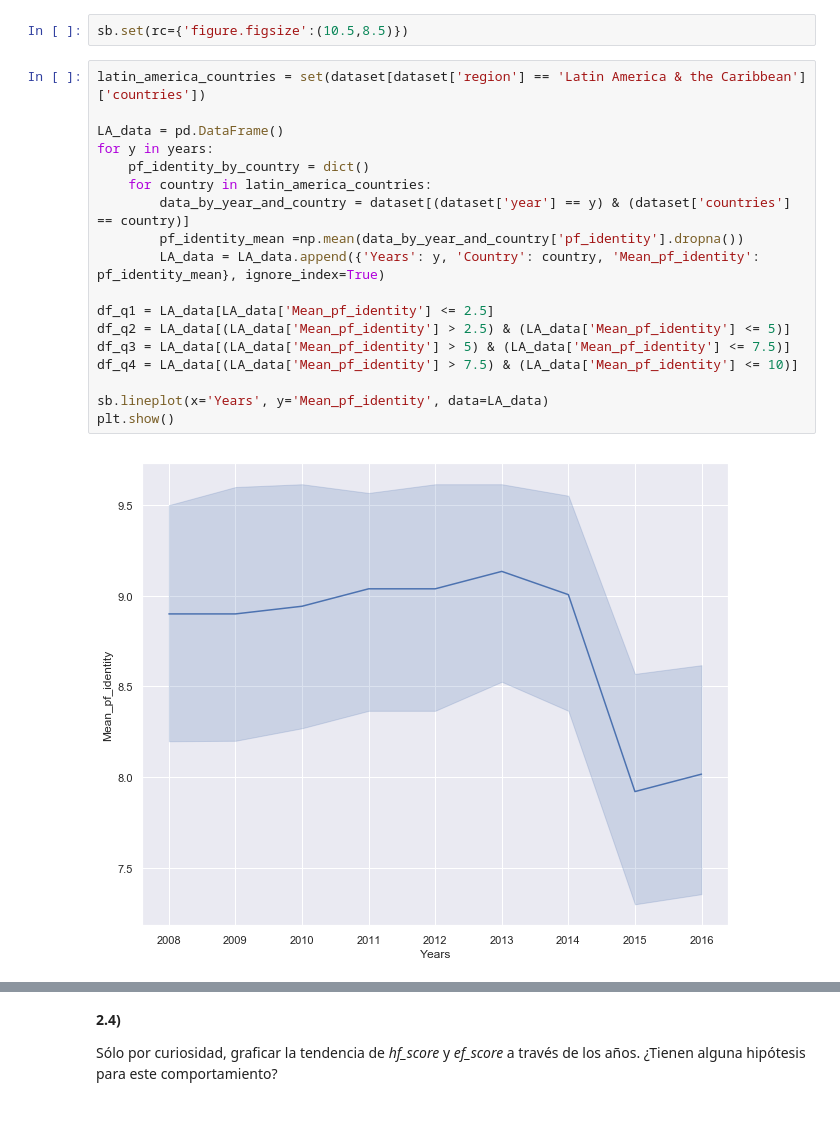
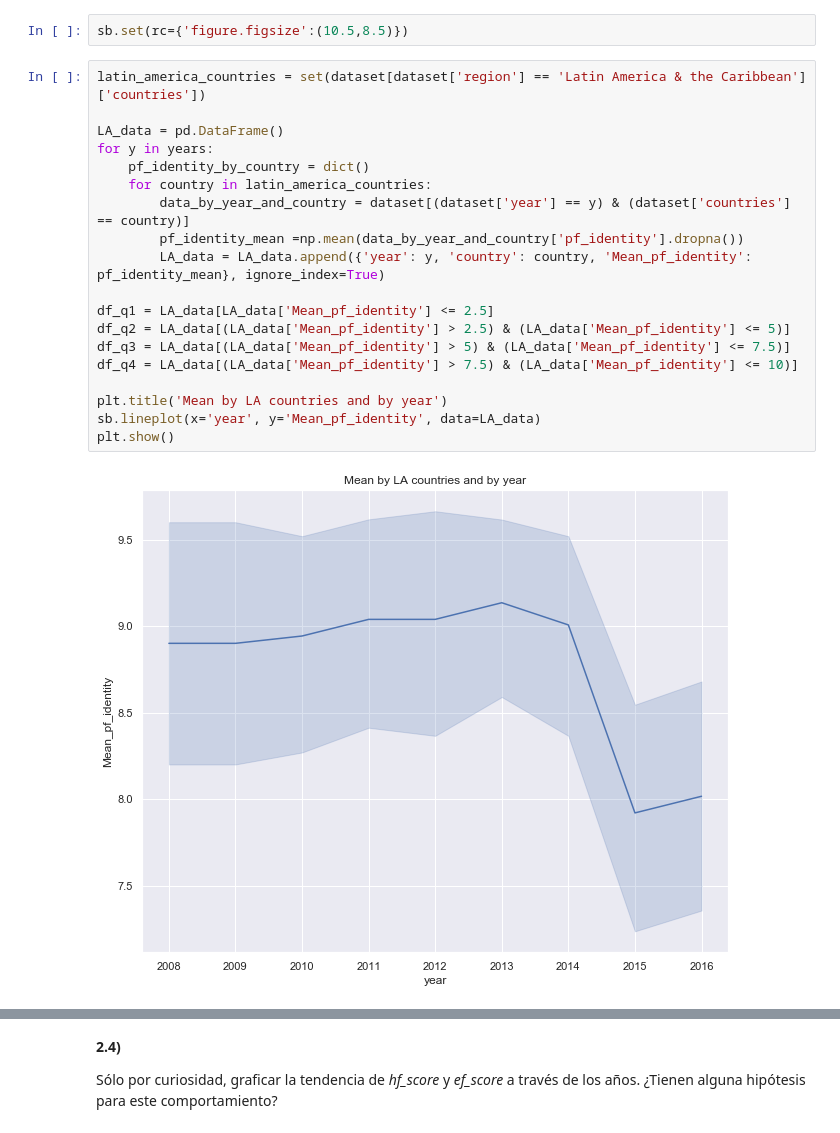
Before and after one commit to lvc0107/diplodatos, a Jupyter notebook: notebooks/practico1.ipynb, the cells around one changed output, grey strips where cells are left out. Drawn from its saved outputs; the diff is of its cells as text.

```diff
--- a/notebooks/practico1.ipynb
+++ b/notebooks/practico1.ipynb
@@ -340,21 +347,22 @@ sb.set(rc={'figure.figsize':(10.5,8.5)})
 # %%
 latin_america_countries = set(dataset[dataset['region'] == 'Latin America & the Caribbean']['countries'])
 
 LA_data = pd.DataFrame()
 for y in years:
     pf_identity_by_country = dict()
     for country in latin_america_countries:
         data_by_year_and_country = dataset[(dataset['year'] == y) & (dataset['countries'] == country)]
         pf_identity_mean =np.mean(data_by_year_and_country['pf_identity'].dropna())
-        LA_data = LA_data.append({'Years': y, 'Country': country, 'Mean_pf_identity': pf_identity_mean}, ignore_index=True)
+        LA_data = LA_data.append({'year': y, 'country': country, 'Mean_pf_identity': pf_identity_mean}, ignore_index=True)
 
 df_q1 = LA_data[LA_data['Mean_pf_identity'] <= 2.5]
 df_q2 = LA_data[(LA_data['Mean_pf_identity'] > 2.5) & (LA_data['Mean_pf_identity'] <= 5)]
 df_q3 = LA_data[(LA_data['Mean_pf_identity'] > 5) & (LA_data['Mean_pf_identity'] <= 7.5)]
 df_q4 = LA_data[(LA_data['Mean_pf_identity'] > 7.5) & (LA_data['Mean_pf_identity'] <= 10)]
 
-sb.lineplot(x='Years', y='Mean_pf_identity', data=LA_data)
+plt.title('Mean by LA countries and by year')
+sb.lineplot(x='year', y='Mean_pf_identity', data=LA_data)
 plt.show()
 # %% [output]
-[figure, old version]
+[figure, new version]
 # %%
```
Also changed, not shown: parts of 12 cells of this notebook.
